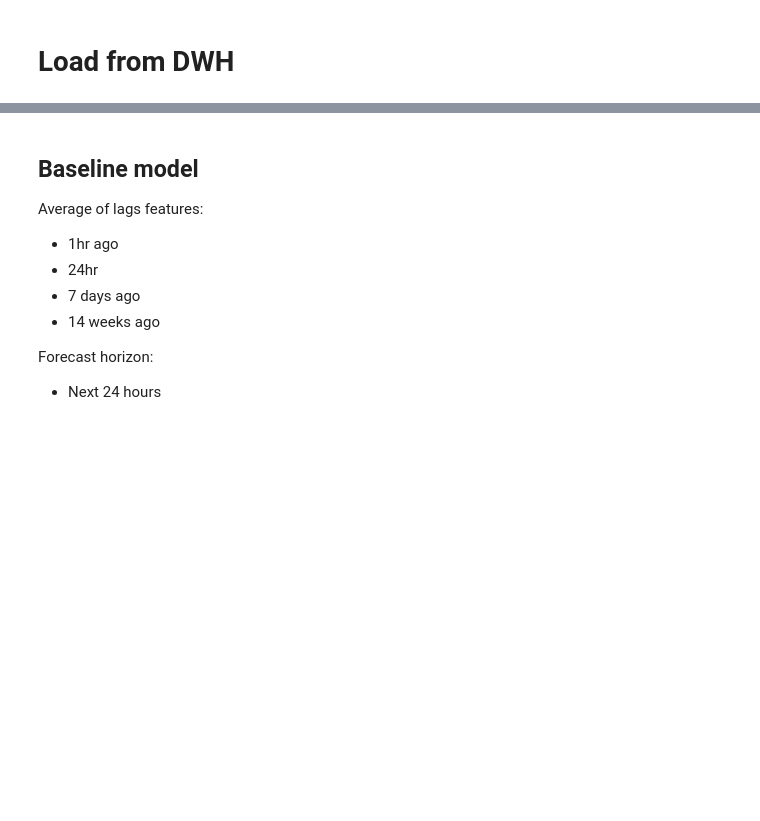
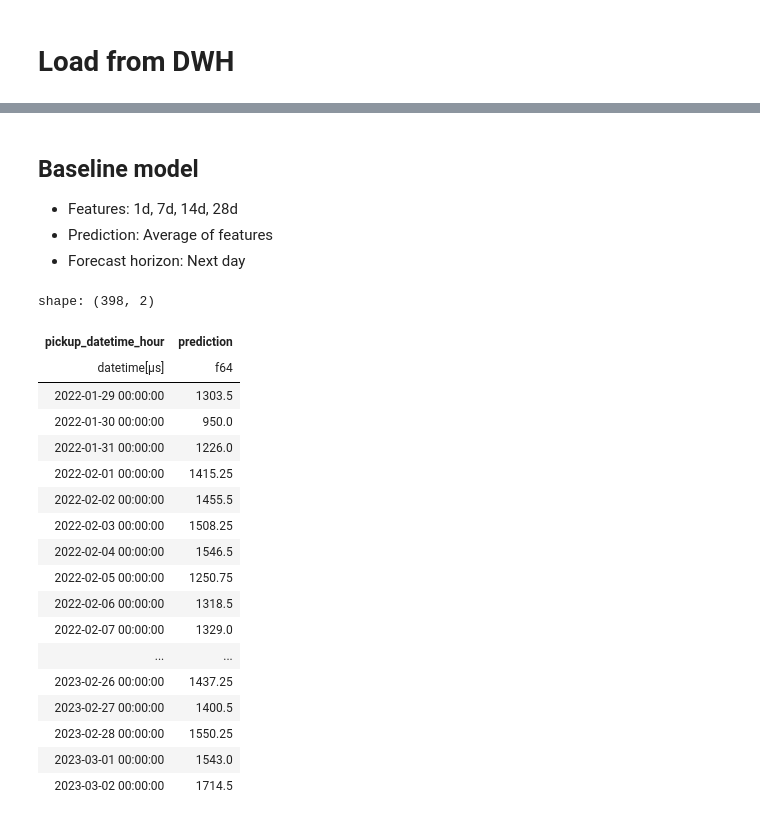
Before and after one commit to slafaurie/taxi_demand_service, a Jupyter notebook: notebooks/03_baseline_model.ipynb, the cells around one changed output, grey strips where cells are left out. Cells and saved outputs as stored; diff of their text form; code cells hidden in the pictures; blank space fills up the shorter version.

```diff
--- a/notebooks/03_baseline_model.ipynb
+++ b/notebooks/03_baseline_model.ipynb
@@ -19,6 +23,10 @@ logger = get_logger("dwh")
 df = run_database_operation(
     operation="fetch_pickup_data",
     from_date=datetime(2022, 1, 1),
-    to_date=datetime(2023, 2, 1),
-    pickup_locations=[]
+    to_date=TODAY_IS,
+    pickup_locations=[43]
 )
+
+
+df = df.pipe(aggregate_to_daily)
+train, test = split_into_train_and_test(df)
@@ -122,11 +50,6 @@ plot_ts(df_with_lags, series=["num_pickup", "num_pickup_1h_ago", "num_pickup_24h
 # %% [markdown]
 ## Baseline model
 
-Average of lags features:
-- 1hr ago
-- 24hr
-- 7 days ago
-- 14 weeks ago
-
-Forecast horizon:
-- Next 24 hours
+- Features: 1d, 7d, 14d, 28d
+- Prediction: Average of features
+- Forecast horizon: Next day
@@ -178 +86,38 @@ class MeanLagPredictor(BaseEstimator, RegressorMixin):
+# %%
+
+LAGS = [1,7,14,28]
+
+def get_feature_names(lags: list[int], ts_index:str = TS_INDEX) -> list[str]:
+    return [f"num_pickup_{i}d_ago" for i in lags] + [ts_index]
+
+(
+    train
+    .pipe(get_time_lags, LAGS)
+    .select(get_feature_names(LAGS))
+    .select(
+        pl.col(TS_INDEX)
+        , (pl.sum_horizontal(pl.exclude([TS_INDEX])) / len(LAGS)).alias("prediction")
+    )
+
+)
+# %% [output]
+shape: (398, 2)
+| pickup_datetime_hour | prediction |
+| datetime[μs] | f64 |
+| 2022-01-29 00:00:00 | 1303.5 |
+| 2022-01-30 00:00:00 | 950.0 |
+| 2022-01-31 00:00:00 | 1226.0 |
+| 2022-02-01 00:00:00 | 1415.25 |
+| 2022-02-02 00:00:00 | 1455.5 |
+| 2022-02-03 00:00:00 | 1508.25 |
+| 2022-02-04 00:00:00 | 1546.5 |
+| 2022-02-05 00:00:00 | 1250.75 |
+| 2022-02-06 00:00:00 | 1318.5 |
+| 2022-02-07 00:00:00 | 1329.0 |
+| ... | ... |
+| 2023-02-26 00:00:00 | 1437.25 |
+| 2023-02-27 00:00:00 | 1400.5 |
+| 2023-02-28 00:00:00 | 1550.25 |
+| 2023-03-01 00:00:00 | 1543.0 |
+| 2023-03-02 00:00:00 | 1714.5 |
 # %%
```
Also changed, not shown: parts of 14 cells of this notebook, 6 other files.
